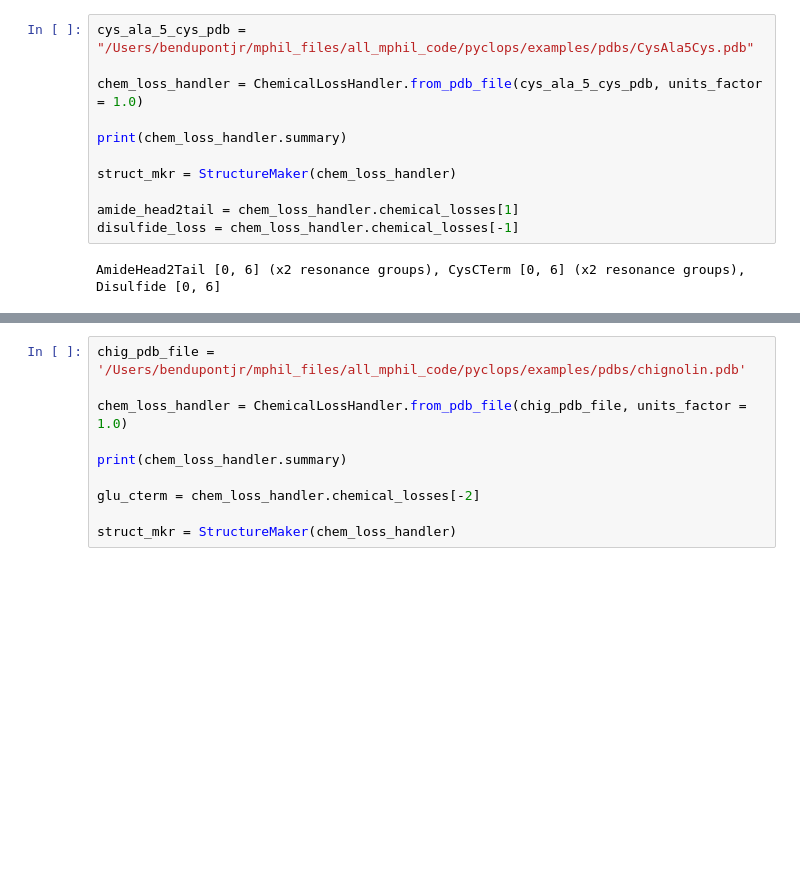
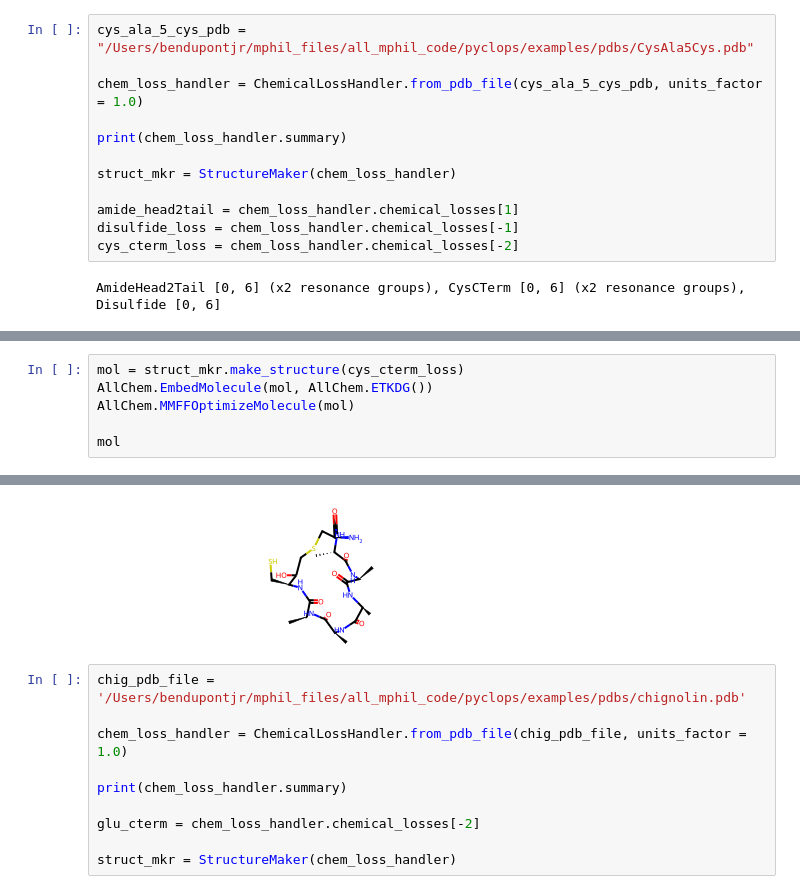
Before and after one commit to benjfdup/pyclops, a Jupyter notebook: examples/bens_notebook.ipynb, the cells around one changed output, grey strips where cells are left out. Cells and saved outputs as stored; diff of their text form; blank space fills up the shorter version.

```diff
--- a/examples/bens_notebook.ipynb
+++ b/examples/bens_notebook.ipynb
@@ -64,6 +64,7 @@ struct_mkr = StructureMaker(chem_loss_handler)
 
 amide_head2tail = chem_loss_handler.chemical_losses[1]
 disulfide_loss = chem_loss_handler.chemical_losses[-1]
+cys_cterm_loss = chem_loss_handler.chemical_losses[-2]
 # %% [output]
 AmideHead2Tail [0, 6] (x2 resonance groups), CysCTerm [0, 6] (x2 resonance groups), Disulfide [0, 6]
 # %%
@@ -99,0 +101,7 @@ mol
+# %%
+mol = struct_mkr.make_structure(cys_cterm_loss)
+AllChem.EmbedMolecule(mol, AllChem.ETKDG())
+AllChem.MMFFOptimizeMolecule(mol)
+
+mol
+# %% [output]
@@ -100,3 +110,4 @@ mol
+[figure, added]
 # %%
 chig_pdb_file = '/Users/bendupontjr/mphil_files/all_mphil_code/pyclops/examples/pdbs/chignolin.pdb'
 
```
Also changed, not shown: parts of 4 cells of this notebook, 2 other files.
